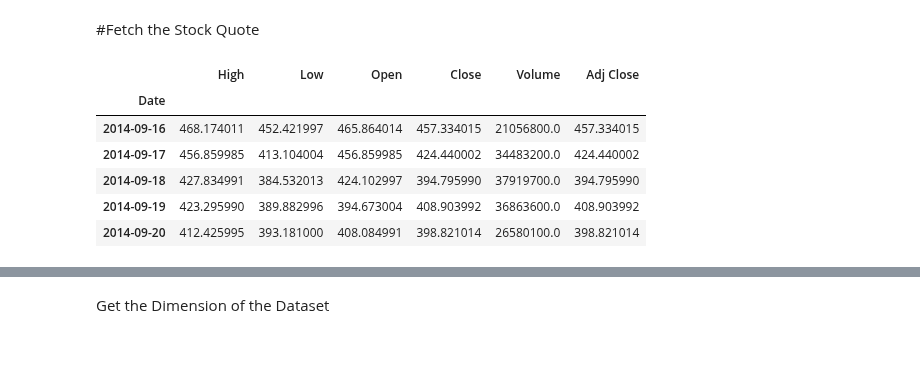
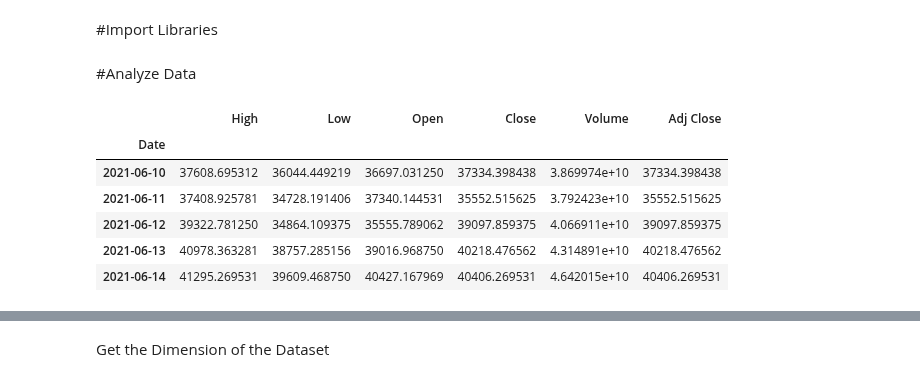
Before and after one commit to lucaslokchan/hands-on-ml, a Jupyter notebook: Projects/Stock Price Prediction/Stock_Price_Prediction.ipynb, the cells around one changed output, grey strips where cells are left out. Saved outputs shown, nothing was run; the diff lists cells and outputs as text; code cells hidden in the pictures; blank space fills up the shorter version.

```diff
--- a/Projects/Stock Price Prediction/Stock_Price_Prediction.ipynb
+++ b/Projects/Stock Price Prediction/Stock_Price_Prediction.ipynb
@@ -1,3 +1,5 @@
+# %% [markdown]
+#Import Libraries
 # %%
 import pandas as pd
 import numpy as np
@@ -8,17 +10,17 @@ import matplotlib.pyplot as plt
 import seaborn as sns
 from tensorflow.keras import Sequential
 from tensorflow.keras.layers import LSTM
-# %% [markdown]
-#Fetch the Stock Quote
+# %% [markdown]
+#Analyze Data
 # %%
 quote = 'BTC-USD'
 df = web.DataReader(quote, data_source='yahoo', start='2010-01-01', end='2021-06-14')
-df.head(5)
+df.tail(5)
 # %% [output]
 |  | High | Low | Open | Close | Volume | Adj Close |
 | Date |  |  |  |  |  |  |
-| 2014-09-16 | 468.174011 | 452.421997 | 465.864014 | 457.334015 | 21056800.0 | 457.334015 |
-| 2014-09-17 | 456.859985 | 413.104004 | 456.859985 | 424.440002 | 34483200.0 | 424.440002 |
-| 2014-09-18 | 427.834991 | 384.532013 | 424.102997 | 394.795990 | 37919700.0 | 394.795990 |
-| 2014-09-19 | 423.295990 | 389.882996 | 394.673004 | 408.903992 | 36863600.0 | 408.903992 |
-| 2014-09-20 | 412.425995 | 393.181000 | 408.084991 | 398.821014 | 26580100.0 | 398.821014 |
+| 2021-06-10 | 37608.695312 | 36044.449219 | 36697.031250 | 37334.398438 | 3.869974e+10 | 37334.398438 |
+| 2021-06-11 | 37408.925781 | 34728.191406 | 37340.144531 | 35552.515625 | 3.792423e+10 | 35552.515625 |
+| 2021-06-12 | 39322.781250 | 34864.109375 | 35555.789062 | 39097.859375 | 4.066911e+10 | 39097.859375 |
+| 2021-06-13 | 40978.363281 | 38757.285156 | 39016.968750 | 40218.476562 | 4.314891e+10 | 40218.476562 |
+| 2021-06-14 | 41295.269531 | 39609.468750 | 40427.167969 | 40406.269531 | 4.642015e+10 | 40406.269531 |
```
Also changed, not shown: parts of 14 cells of this notebook.
